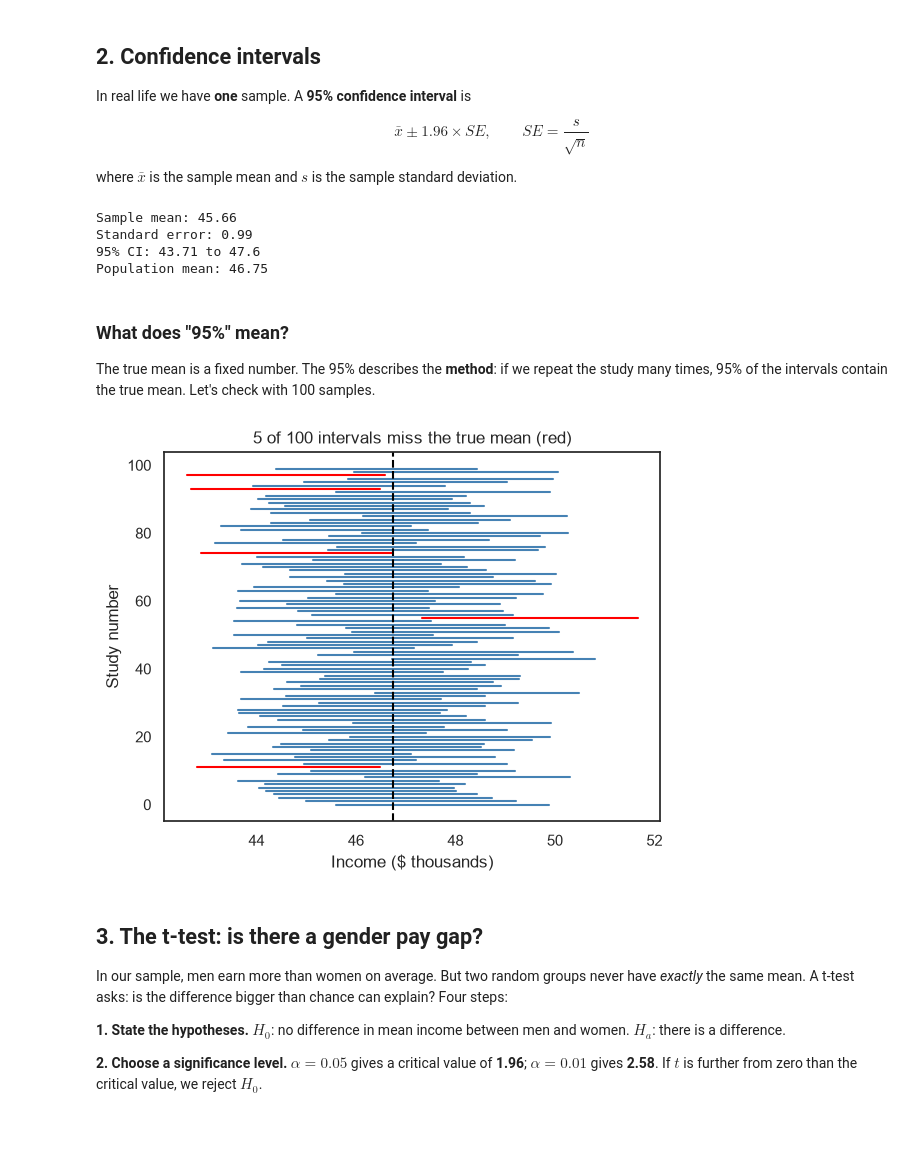
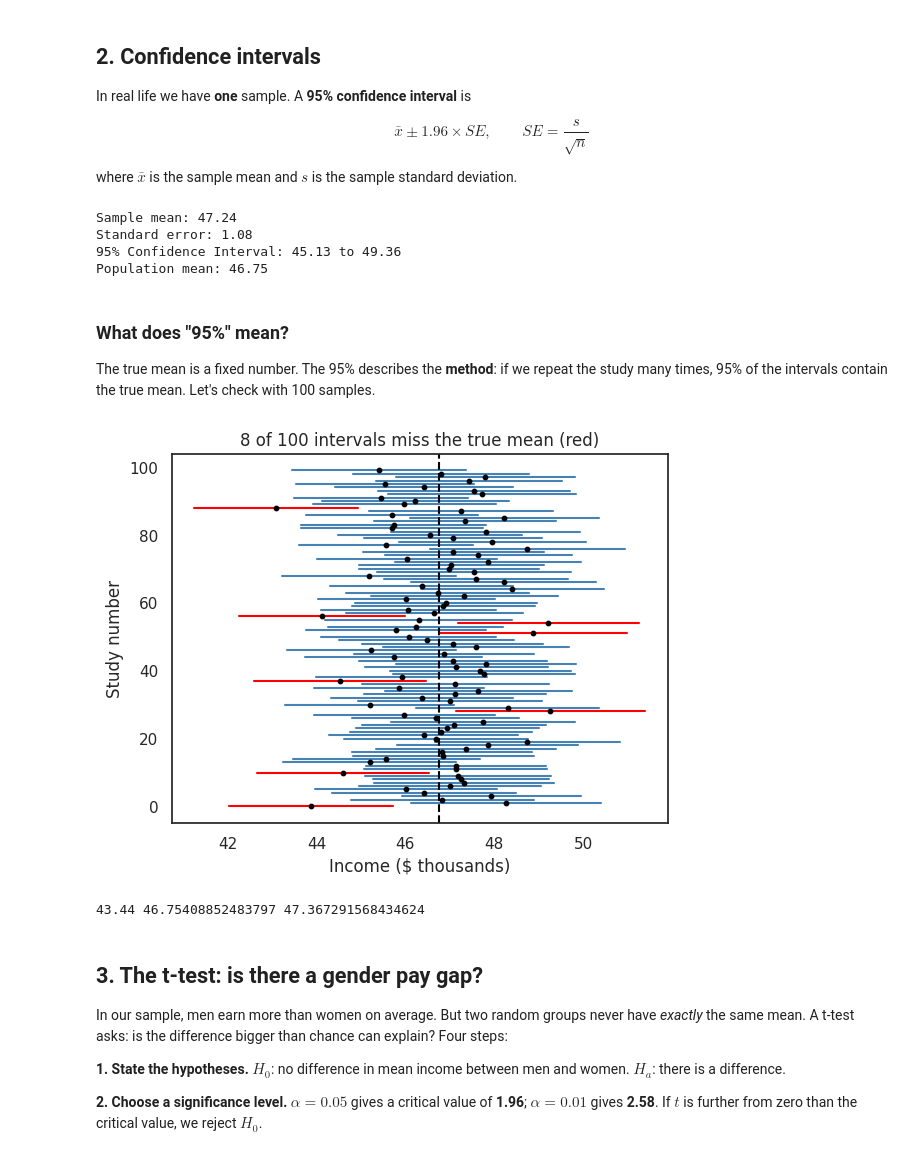
Before and after one commit to ellaxcode/QM2, a Jupyter notebook: notebooks/W06. Hypothesis Testing.ipynb, the cells around one changed output. Saved outputs shown, nothing was run; the diff lists cells and outputs as text; code cells hidden in the pictures; blank space fills up the shorter version.

```diff
--- a/notebooks/W06. Hypothesis Testing.ipynb
+++ b/notebooks/W06. Hypothesis Testing.ipynb
@@ -95,17 +122,21 @@ mean = sample["income"].mean()                     # the sample mean
 s = sample["income"].std()                         # the sample standard deviation
 n = len(sample)                                    # the sample size
 se = s / np.sqrt(n)                                # the standard error
-lower = mean - 1.96 * se                           # the low end of the 95% confidence interval
+lower = mean - 1.96 * se                           # lower bound: the low end of the 95% confidence interval
 upper = mean + 1.96 * se                           # the high end of the 95% confidence interval
 
 print("Sample mean:", round(mean, 2))                          # show the sample mean
 print("Standard error:", round(se, 2))                         # show the standard error
-print("95% CI:", round(lower, 2), "to", round(upper, 2))       # show the confidence interval
-print("Population mean:", round(df["income"].mean(), 2))       # the true mean, to compare
+print("95% Confidence Interval:", round(lower, 2), "to", round(upper, 2))       # show the confidence interval
+print("Population mean:", round(df["income"].mean(), 2))
+
+#confience intervals takes mean of sample +/- (above and below for range) the critical value (95%) x standard errror (precition)
+#1.96 comes from the normal distrubtion curve, therefore comes from 1.975 -> 1.96 gives the 95% within the 2 standard deviations of the mean, can move to 3sd but this will ellimiate a lot of data
+#if i draw many samples, 95% of samples will contain true population mean (be in the correct range)
 # %% [output]
-Sample mean: 45.66
-Standard error: 0.99
-95% CI: 43.71 to 47.6
+Sample mean: 47.24
+Standard error: 1.08
+95% Confidence Interval: 45.13 to 49.36
 Population mean: 46.75
 # %% [markdown]
 ### What does "95%" mean?
@@ -114,28 +145,38 @@ The true mean is a fixed number. The 95% describes the **method**: if we repeat
 # %%
 z = 1.96                                           # the multiplier: 1.96 gives a 95% interval
 n = 1000                                           # the sample size of each study
 
 true_mean = df["income"].mean()                    # the true mean income
 misses = 0                                         # a counter for intervals that miss the true mean
+meany = []
 for i in range(100):                               # repeat the study 100 times
     x = df["income"].sample(n)                     # take a new random sample
     margin = z * x.std() / np.sqrt(n)              # the margin of error: z times the standard error
     lower = x.mean() - margin                      # the low end of the interval
     upper = x.mean() + margin                      # the high end of the interval
+    meany.append(x.mean())
     if lower <= true_mean <= upper:                # if the interval contains the true mean...
         colour = "steelblue"                       # ...draw it in blue
     else:                                          # if it misses...
         colour = "red"                             # ...draw it in red
         misses = misses + 1                        # ...and add 1 to the counter
     plt.plot([lower, upper], [i, i], color=colour) # draw the interval as a horizontal line
 
 plt.axvline(true_mean, color="black", linestyle="--")   # a dashed line at the true mean
 plt.xlabel("Income ($ thousands)")                 # label the x-axis
 plt.ylabel("Study number")                         # label the y-axis
 plt.title(str(misses) + " of 100 intervals miss the true mean (red)")   # the title shows the number of misses
-plt.show()                                         # draw the plot
+plt.scatter(meany, range(100), color="black", s=10, zorder=3)   # NEW: dots at each interval's centre
+plt.show()
+
+print(round(lower,2),  true_mean, upper)                                      # draw the plot
+
+
+#mean of smaple and se, create 95% confidence error, creates a confidence interval (the blue band)
+#take away, can provide a range of values which, according to the samples, we can say the true mean of the entire population is within this range!
 # %% [output]
-[figure, old version]
+[figure, new version]
+43.44 46.75408852483797 47.367291568434624
 # %% [markdown]
 ## 3. The t-test: is there a gender pay gap?
 
```
Also changed, not shown: parts of 11 cells of this notebook.
